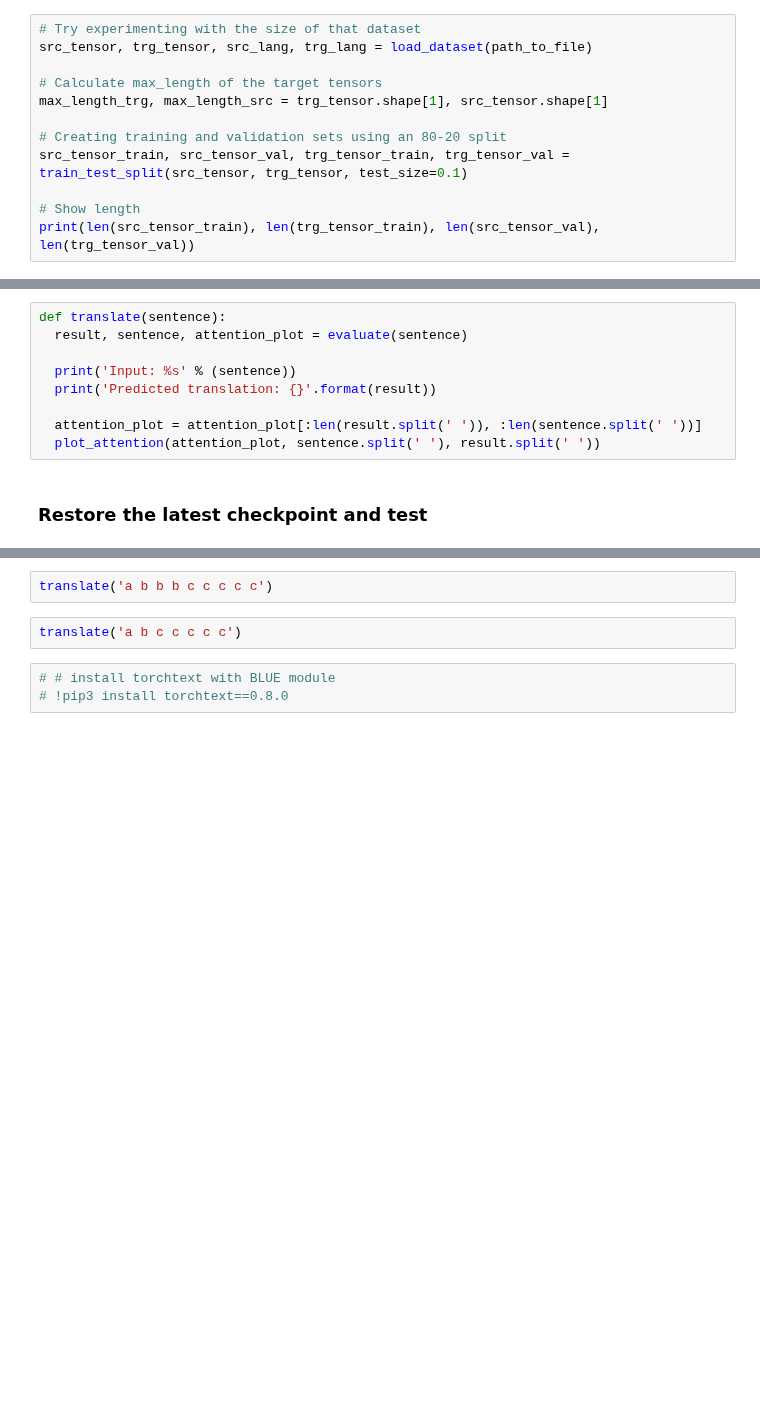
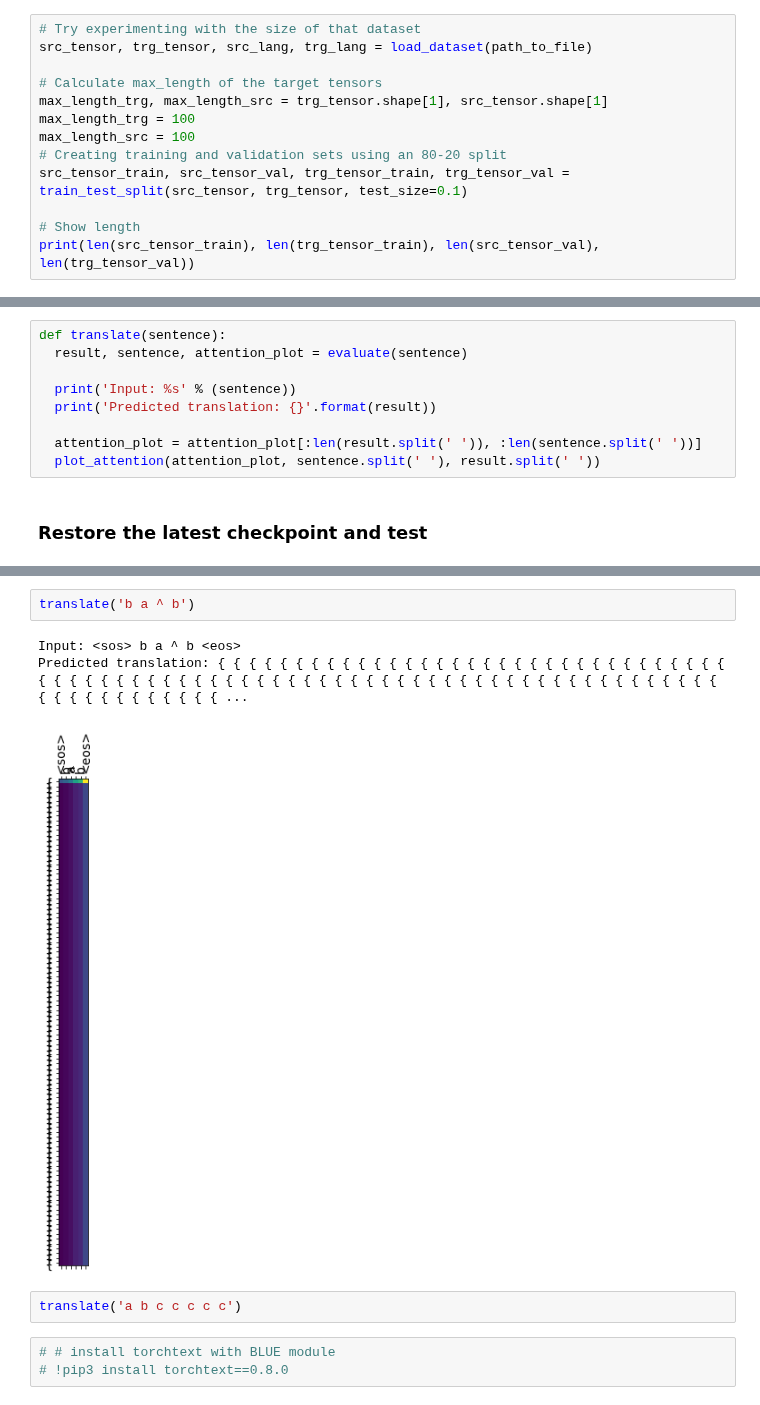
Before and after one commit to vasiliyeskin/differentiating_deep_neural_network, a Jupyter notebook: Differentiating_DNN.ipynb, the cells around one changed output, grey strips where cells are left out. Cells and saved outputs as stored; diff of their text form; blank space fills up the shorter version.

```diff
--- a/Differentiating_DNN.ipynb
+++ b/Differentiating_DNN.ipynb
@@ -220,7 +220,8 @@ src_tensor, trg_tensor, src_lang, trg_lang = load_dataset(path_to_file)
 
 # Calculate max_length of the target tensors
 max_length_trg, max_length_src = trg_tensor.shape[1], src_tensor.shape[1]
-
+max_length_trg = 100
+max_length_src = 100
 # Creating training and validation sets using an 80-20 split
 src_tensor_train, src_tensor_val, trg_tensor_train, trg_tensor_val = train_test_split(src_tensor, trg_tensor, test_size=0.1)
 
@@ -551,5 +554,9 @@ checkpoint.restore(tf.train.latest_checkpoint(checkpoint_dir))
-# %%
-translate('a b b b c c c c c')
+# %%
+translate('b a ^ b')
+# %% [output]
+Input: <sos> b a ^ b <eos>
+Predicted translation: { { { { { { { { { { { { { { { { { { { { { { { { { { { { { { { { { { { { { { { { { { { { { { { { { { { { { { { { { { { { { { { { { { { { { { { { { { { { { { { { { { { { { { { { { ...
+[figure, added]
 # %%
 translate('a b c c c c c')
 # %%
```
Also changed, not shown: parts of 11 cells of this notebook, 1 other file.
